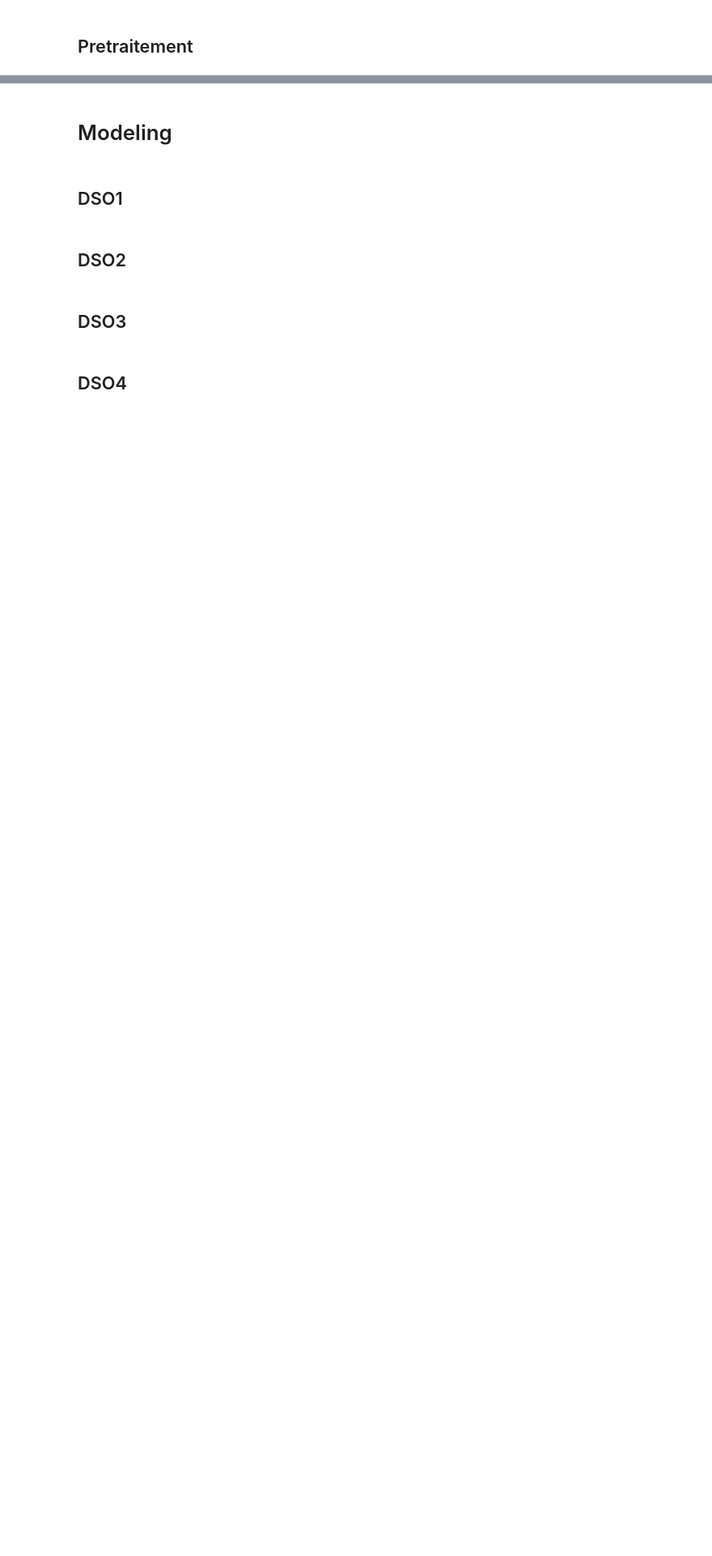
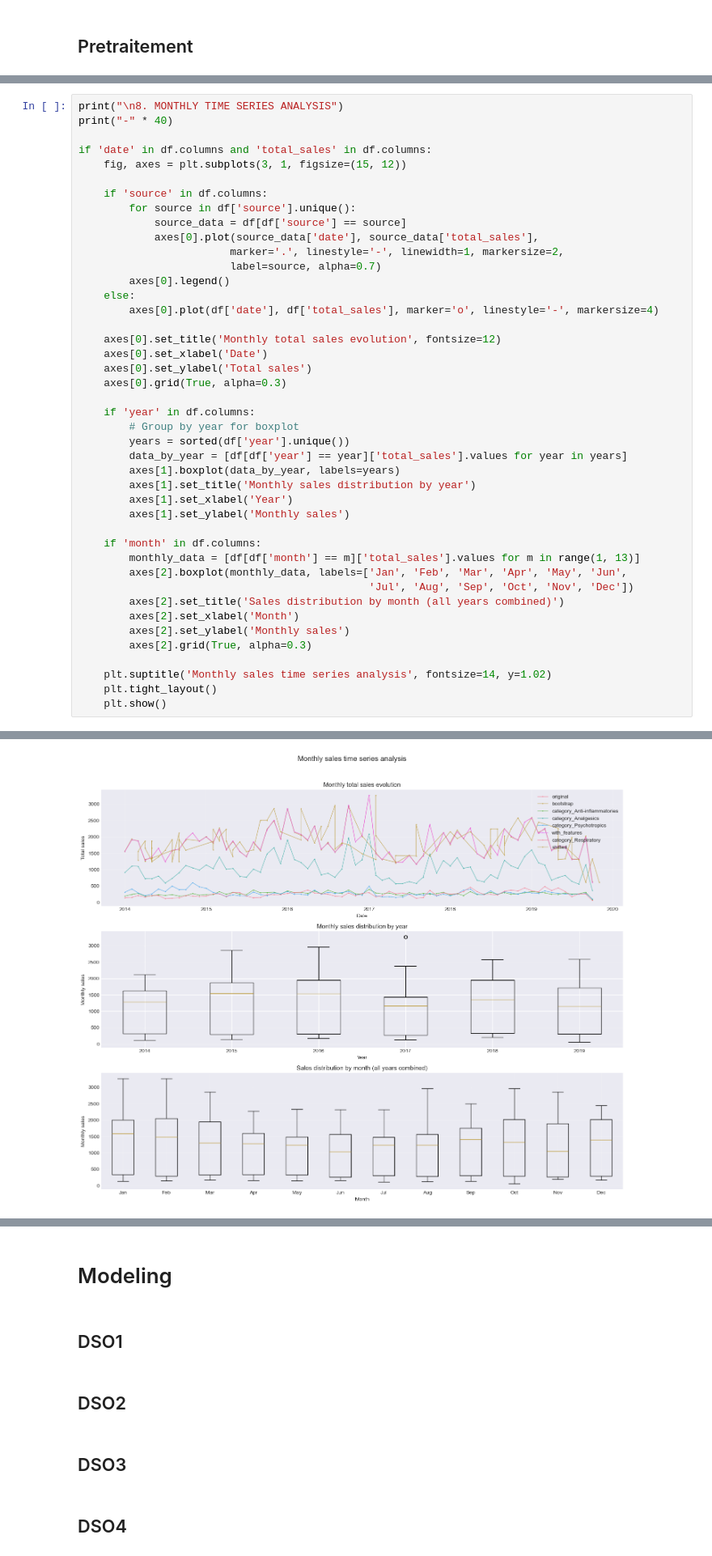
Before and after one commit to Tasnim85/Esprit-PI-4DS9-2526-ATHENAPLULSE, a Jupyter notebook: AthenaPulse.ipynb, the cells around one changed output, grey strips where cells are left out. Shown at 81% size. Saved outputs shown, nothing was run; the diff lists cells and outputs as text; blank space fills up the shorter version.

```diff
--- a/AthenaPulse.ipynb
+++ b/AthenaPulse.ipynb
@@ -695,0 +1067,44 @@ DATA AUGMENTATION TERMINÉE AVEC SUCCÈS!
+# %%
+print("\n8. MONTHLY TIME SERIES ANALYSIS")
+print("-" * 40)
+
+if 'date' in df.columns and 'total_sales' in df.columns:
+    fig, axes = plt.subplots(3, 1, figsize=(15, 12))
+
+    if 'source' in df.columns:
+        for source in df['source'].unique():
+            source_data = df[df['source'] == source]
+            axes[0].plot(source_data['date'], source_data['total_sales'],
+                        marker='.', linestyle='-', linewidth=1, markersize=2,
+                        label=source, alpha=0.7)
+        axes[0].legend()
+    else:
+        axes[0].plot(df['date'], df['total_sales'], marker='o', linestyle='-', markersize=4)
+
+    axes[0].set_title('Monthly total sales evolution', fontsize=12)
+    axes[0].set_xlabel('Date')
+    axes[0].set_ylabel('Total sales')
+    axes[0].grid(True, alpha=0.3)
+
+    if 'year' in df.columns:
+        # Group by year for boxplot
+        years = sorted(df['year'].unique())
+        data_by_year = [df[df['year'] == year]['total_sales'].values for year in years]
+        axes[1].boxplot(data_by_year, labels=years)
+        axes[1].set_title('Monthly sales distribution by year')
+        axes[1].set_xlabel('Year')
+        axes[1].set_ylabel('Monthly sales')
+
+    if 'month' in df.columns:
+        monthly_data = [df[df['month'] == m]['total_sales'].values for m in range(1, 13)]
+        axes[2].boxplot(monthly_data, labels=['Jan', 'Feb', 'Mar', 'Apr', 'May', 'Jun',
+                                              'Jul', 'Aug', 'Sep', 'Oct', 'Nov', 'Dec'])
+        axes[2].set_title('Sales distribution by month (all years combined)')
+        axes[2].set_xlabel('Month')
+        axes[2].set_ylabel('Monthly sales')
+        axes[2].grid(True, alpha=0.3)
+
+    plt.suptitle('Monthly sales time series analysis', fontsize=14, y=1.02)
+    plt.tight_layout()
+    plt.show()
+# %% [output]
@@ -695,0 +1113 @@ DATA AUGMENTATION TERMINÉE AVEC SUCCÈS!
+[figure, added]
```
Also changed, not shown: parts of 29 cells of this notebook.
